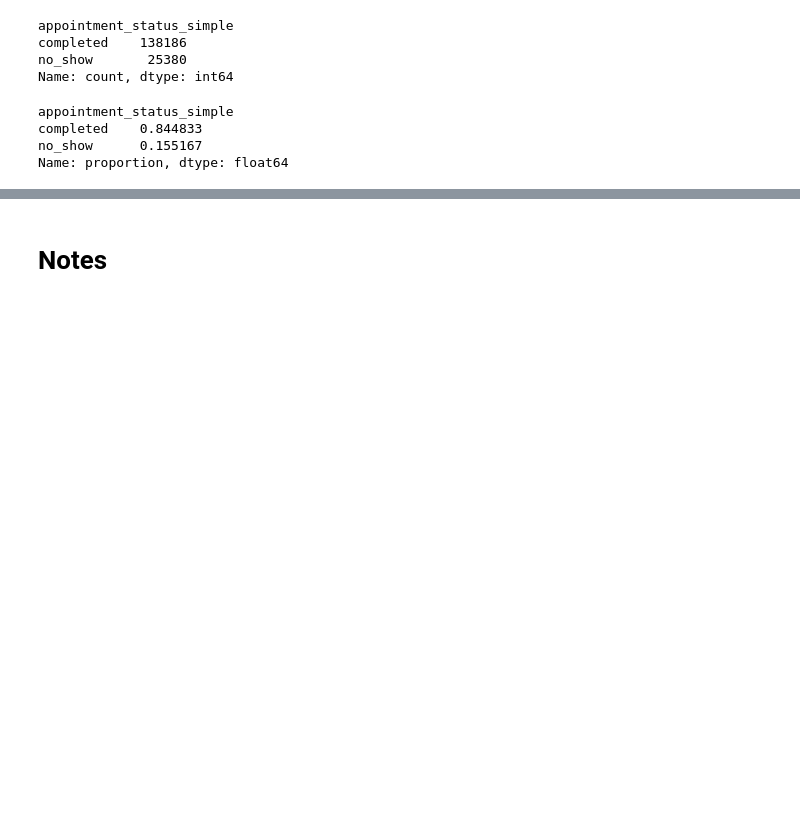
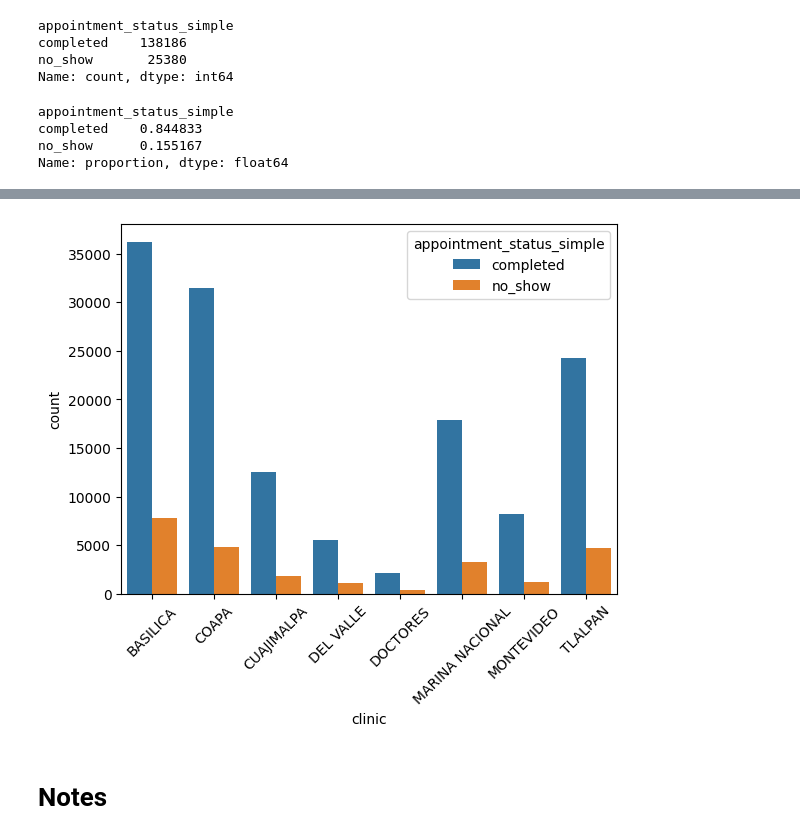
Before and after one commit to robperch/IEOR_Capstone, a Jupyter notebook: notebooks/EDA/eda_rob.ipynb, the cells around one changed output, grey strips where cells are left out. Cells and saved outputs as stored; diff of their text form; code cells hidden in the pictures; blank space fills up the shorter version.

Commit message:
adding no-show rate calculation per clinic - closes #21'

```diff
--- a/notebooks/EDA/eda_rob.ipynb
+++ b/notebooks/EDA/eda_rob.ipynb
@@ -80,0 +82,19 @@ Name: proportion, dtype: float64
+# %%
+## Grouping data by clinic
+dfy = dfx.loc[:, ['appointment_id', 'appointment_status_simple', 'clinic']].groupby(
+    [
+        'clinic',
+        'appointment_status_simple',
+    ],
+    # as_index=False
+).agg(
+    {
+        'appointment_id': 'count'
+    }
+)
+
+## Renaming aggregate column
+dfy.rename(columns={'appointment_id': 'count'}, inplace=True)
+# %%
+## Adding new column with proportions per clinic
+dfy["proportion"] = dfy['count']/dfy.groupby(["clinic"])["count"].transform("sum")
@@ -81,2 +122,14 @@ Name: proportion, dtype: float64
+# %%
+plt = sns.barplot(
+    dfy,
+    x="clinic",
+    y="count",
+    hue="appointment_status_simple",
+    )
+
+for item in plt.get_xticklabels():
+    item.set_rotation(45)
+# %% [output]
+[figure, added]
 # %% [markdown]
 # Notes
```
Also changed, not shown: parts of 5 cells of this notebook.
